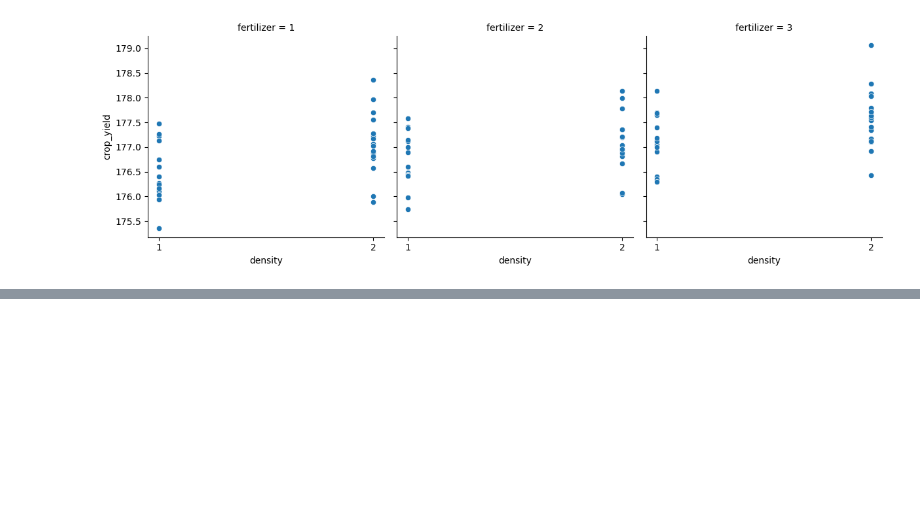
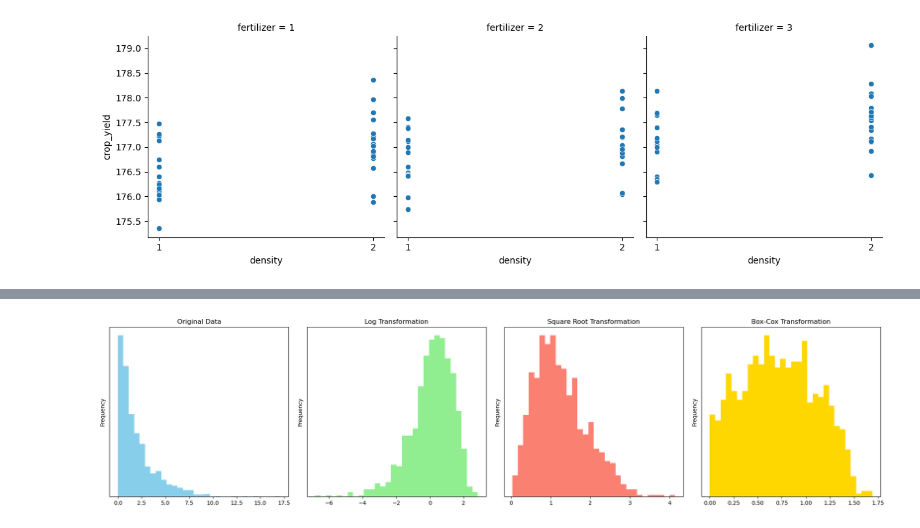
Before and after one commit to DiogoRibeiro7/Medium-Blog, a Jupyter notebook: anova_analysis/anova_analysis.ipynb, the cells around one changed output, grey strips where cells are left out. Saved outputs shown, nothing was run; the diff lists cells and outputs as text; code cells hidden in the pictures; blank space fills up the shorter version.

```diff
--- a/anova_analysis/anova_analysis.ipynb
+++ b/anova_analysis/anova_analysis.ipynb
@@ -492,0 +594,42 @@ KeyError: 'crop_yield'
+# %%
+import numpy as np
+import matplotlib.pyplot as plt
+from scipy.stats import boxcox
+
+# Generate synthetic data
+np.random.seed(0)  # For reproducibility
+original_data = np.random.exponential(scale=2.0, size=1000)
+
+# Apply transformations
+log_transformed = np.log(original_data)
+sqrt_transformed = np.sqrt(original_data)
+boxcox_transformed, _ = boxcox(original_data + 1)  # Adding 1 to handle values close to 0
+
+# Plotting
+fig, axs = plt.subplots(1, 4, figsize=(20, 5))
+
+# Original data
+axs[0].hist(original_data, bins=30, color='skyblue')
+axs[0].set_title('Original Data')
+
+# Log transformation
+axs[1].hist(log_transformed, bins=30, color='lightgreen')
+axs[1].set_title('Log Transformation')
+
+# Square root transformation
+axs[2].hist(sqrt_transformed, bins=30, color='salmon')
+axs[2].set_title('Square Root Transformation')
+
+# Box-Cox transformation
+axs[3].hist(boxcox_transformed, bins=30, color='gold')
+axs[3].set_title('Box-Cox Transformation')
+
+for ax in axs:
+    ax.set_ylabel('Frequency')
+    ax.set_yticks([])  # Hide y-axis labels for clarity
+
+plt.tight_layout()
+plt.savefig("data_transformation.jpeg")
+plt.show()
+# %% [output]
+[figure, added]
```
Also changed, not shown: parts of 4 cells of this notebook.
